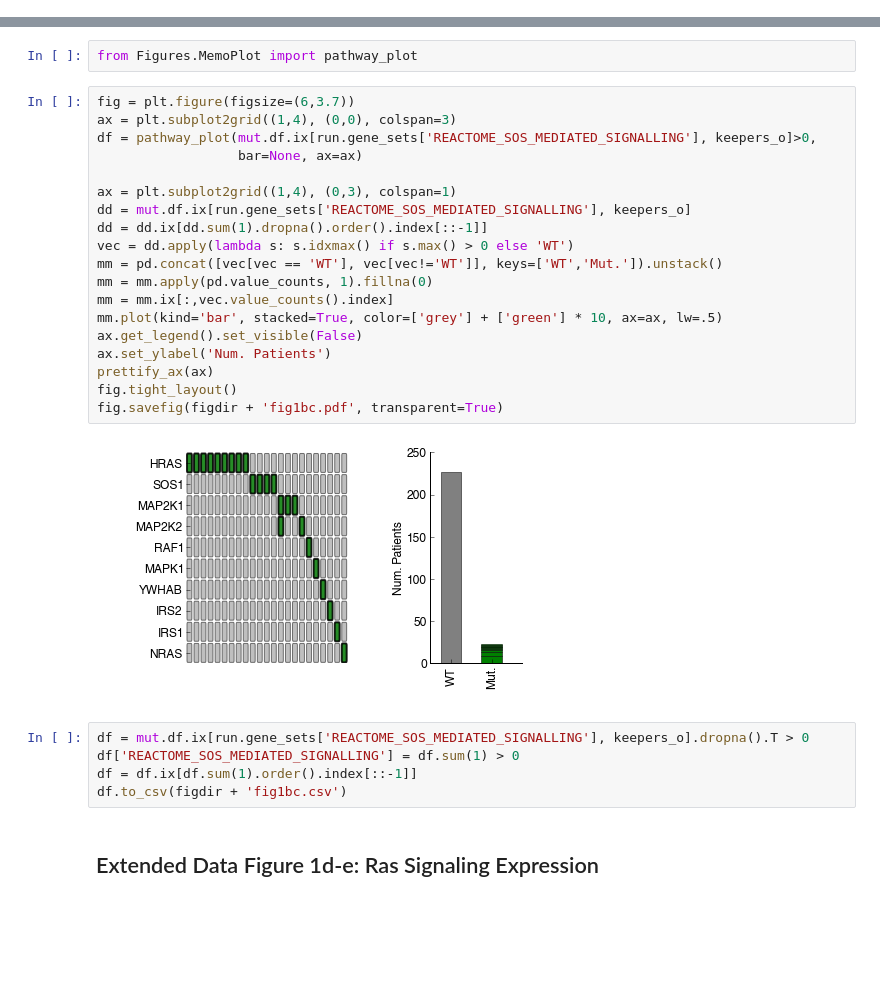
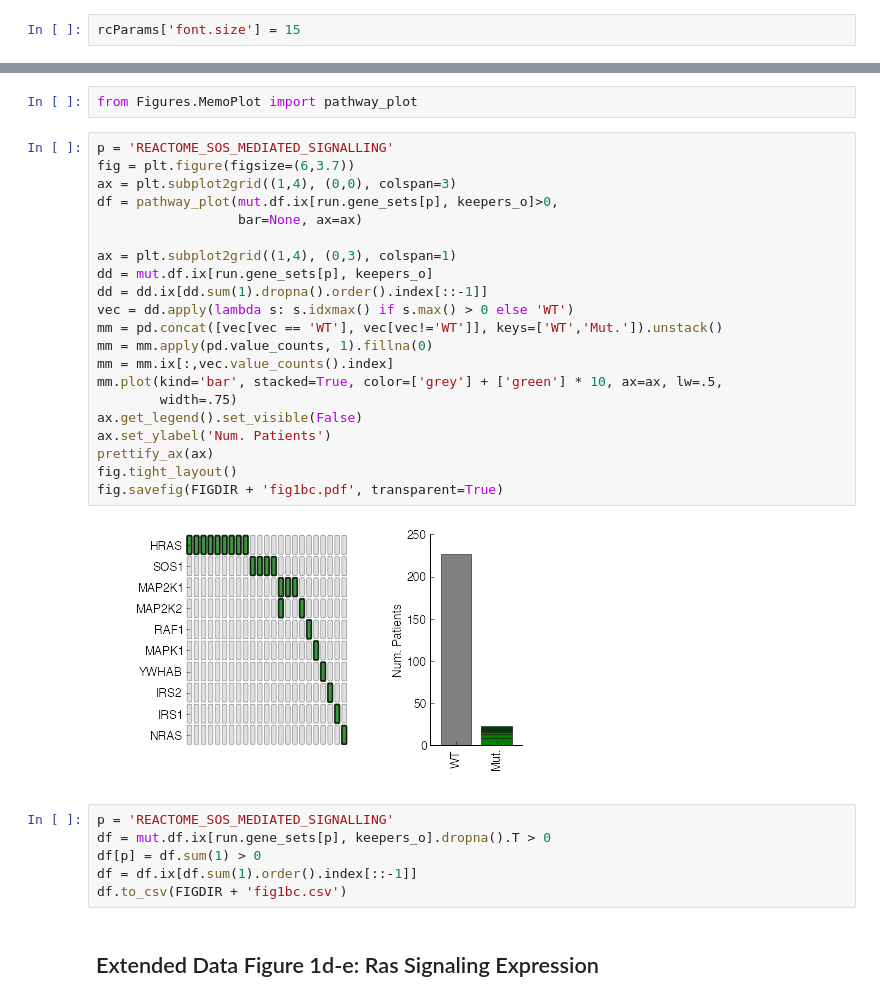
Before and after one commit to theandygross/TCGA, a Jupyter notebook: Analysis_Notebooks/HNSCC_figures.ipynb, the cells around one changed output, grey strips where cells are left out. Cells and saved outputs as stored; diff of their text form; blank space fills up the shorter version.

```diff
--- a/Analysis_Notebooks/HNSCC_figures.ipynb
+++ b/Analysis_Notebooks/HNSCC_figures.ipynb
@@ -10,0 +22,2 @@ figdir = '/cellar/users/agross/figures/'
+# %%
+rcParams['font.size'] = 15
@@ -15,31 +109,34 @@ figdir = '/cellar/users/agross/figures/'
 # %%
 from Figures.MemoPlot import pathway_plot
 # %%
+p = 'REACTOME_SOS_MEDIATED_SIGNALLING'
 fig = plt.figure(figsize=(6,3.7))
 ax = plt.subplot2grid((1,4), (0,0), colspan=3)
-df = pathway_plot(mut.df.ix[run.gene_sets['REACTOME_SOS_MEDIATED_SIGNALLING'], keepers_o]>0,
+df = pathway_plot(mut.df.ix[run.gene_sets[p], keepers_o]>0,
                   bar=None, ax=ax)
 
 ax = plt.subplot2grid((1,4), (0,3), colspan=1)
-dd = mut.df.ix[run.gene_sets['REACTOME_SOS_MEDIATED_SIGNALLING'], keepers_o]
+dd = mut.df.ix[run.gene_sets[p], keepers_o]
 dd = dd.ix[dd.sum(1).dropna().order().index[::-1]]
 vec = dd.apply(lambda s: s.idxmax() if s.max() > 0 else 'WT')
 mm = pd.concat([vec[vec == 'WT'], vec[vec!='WT']], keys=['WT','Mut.']).unstack()
 mm = mm.apply(pd.value_counts, 1).fillna(0)
 mm = mm.ix[:,vec.value_counts().index]
-mm.plot(kind='bar', stacked=True, color=['grey'] + ['green'] * 10, ax=ax, lw=.5)
+mm.plot(kind='bar', stacked=True, color=['grey'] + ['green'] * 10, ax=ax, lw=.5,
+        width=.75)
 ax.get_legend().set_visible(False)
 ax.set_ylabel('Num. Patients')
 prettify_ax(ax)
 fig.tight_layout()
-fig.savefig(figdir + 'fig1bc.pdf', transparent=True)
+fig.savefig(FIGDIR + 'fig1bc.pdf', transparent=True)
 # %% [output]
-[figure, old version]
+[figure, new version]
 # %%
-df = mut.df.ix[run.gene_sets['REACTOME_SOS_MEDIATED_SIGNALLING'], keepers_o].dropna().T > 0
-df['REACTOME_SOS_MEDIATED_SIGNALLING'] = df.sum(1) > 0
+p = 'REACTOME_SOS_MEDIATED_SIGNALLING'
+df = mut.df.ix[run.gene_sets[p], keepers_o].dropna().T > 0
+df[p] = df.sum(1) > 0
 df = df.ix[df.sum(1).order().index[::-1]]
-df.to_csv(figdir + 'fig1bc.csv')
+df.to_csv(FIGDIR + 'fig1bc.csv')
 # %% [markdown]
 ## Extended Data Figure 1d-e: Ras Signaling Expression
 # %%
```
Also changed, not shown: parts of 36 cells of this notebook, 21 other files.
